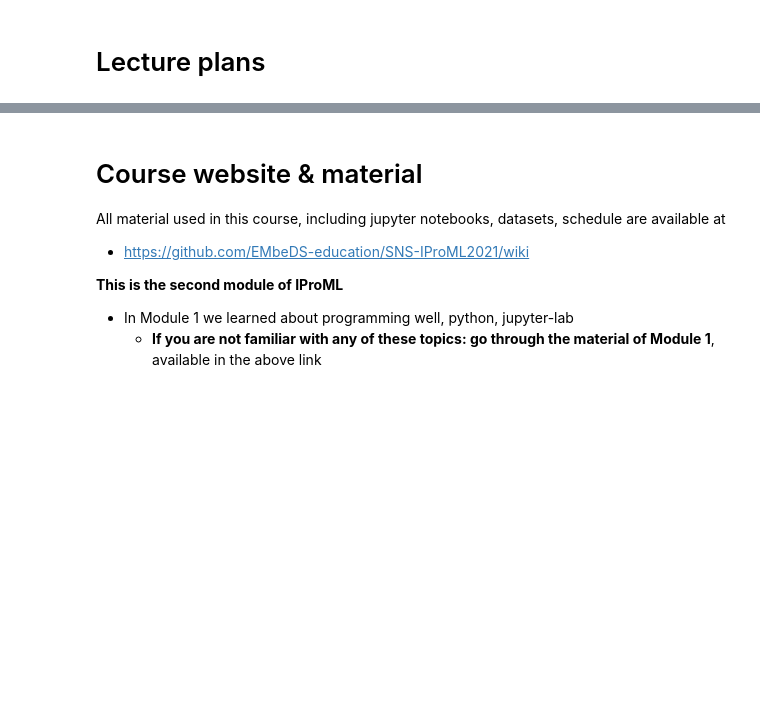
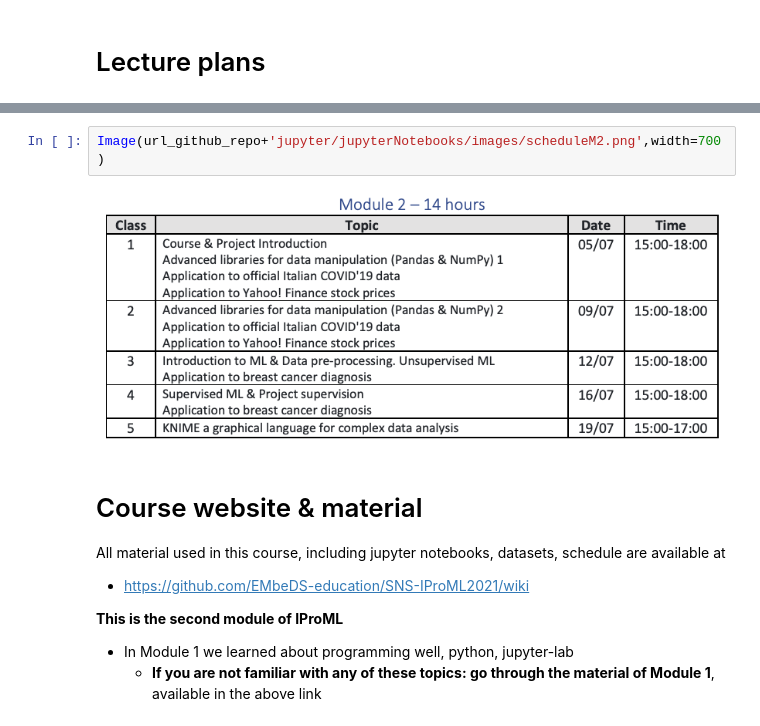
Before and after one commit to EMbeDS-education/SNS-IProML2021, a Jupyter notebook: jupyter/jupyterNotebooks/M2_01Course_Introduction.ipynb, the cells around one changed output, grey strips where cells are left out. Cells and saved outputs as stored; diff of their text form; blank space fills up the shorter version.

```diff
--- a/jupyter/jupyterNotebooks/M2_01Course_Introduction.ipynb
+++ b/jupyter/jupyterNotebooks/M2_01Course_Introduction.ipynb
@@ -17,3 +24,7 @@
+# %%
+Image(url_github_repo+'jupyter/jupyterNotebooks/images/scheduleM2.png',width=700)
+# %% [output]
+[figure, added]
 # %% [markdown]
 # Course website & material
 All material used in this course, including jupyter notebooks, datasets, schedule are available at
```
Also changed, not shown: parts of 1 cell of this notebook, 1 other file.
